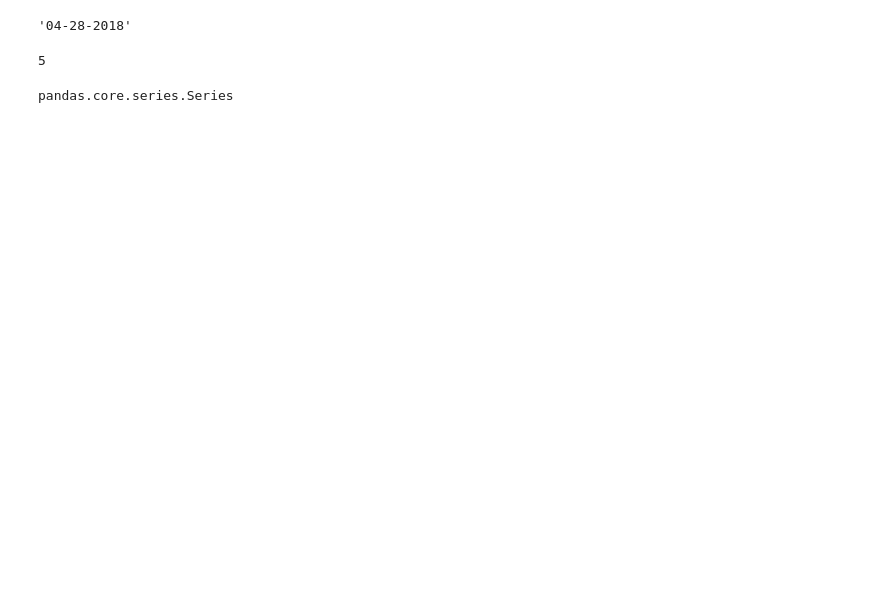
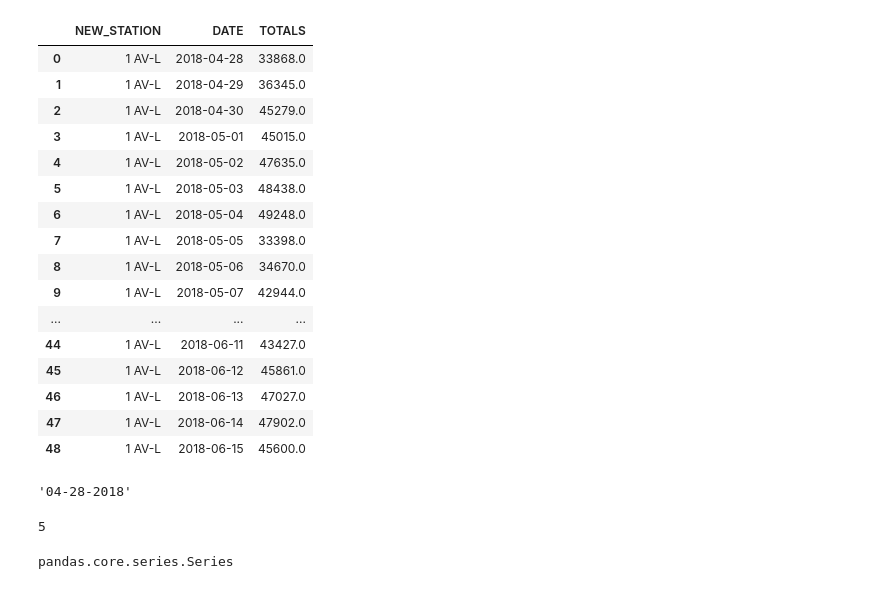
Before and after one commit to wfl/metis_project_benson, a Jupyter notebook: plotcode.ipynb, the cells around one changed output. Cells and saved outputs as stored; diff of their text form; code cells hidden in the pictures; blank space fills up the shorter version.

```diff
--- a/plotcode.ipynb
+++ b/plotcode.ipynb
@@ -9,7 +9,25 @@ import matplotlib.pyplot as plt
 %matplotlib inline
 # %%
 test = pd.read_pickle("single_station.pickle")
-test.head()
+test
+# %% [output]
+|  | NEW_STATION | DATE | TOTALS |
+| 0 | 1 AV-L | 2018-04-28 | 33868.0 |
+| 1 | 1 AV-L | 2018-04-29 | 36345.0 |
+| 2 | 1 AV-L | 2018-04-30 | 45279.0 |
+| 3 | 1 AV-L | 2018-05-01 | 45015.0 |
+| 4 | 1 AV-L | 2018-05-02 | 47635.0 |
+| 5 | 1 AV-L | 2018-05-03 | 48438.0 |
+| 6 | 1 AV-L | 2018-05-04 | 49248.0 |
+| 7 | 1 AV-L | 2018-05-05 | 33398.0 |
+| 8 | 1 AV-L | 2018-05-06 | 34670.0 |
+| 9 | 1 AV-L | 2018-05-07 | 42944.0 |
+| ... | ... | ... | ... |
+| 44 | 1 AV-L | 2018-06-11 | 43427.0 |
+| 45 | 1 AV-L | 2018-06-12 | 45861.0 |
+| 46 | 1 AV-L | 2018-06-13 | 47027.0 |
+| 47 | 1 AV-L | 2018-06-14 | 47902.0 |
+| 48 | 1 AV-L | 2018-06-15 | 45600.0 |
 # %%
 # Convert timestamp to datetime.date object
 test['DATE'].iloc[0].date().strftime('%m-%d-%Y')
```
Also changed, not shown: parts of 5 cells of this notebook, 1 other file.
